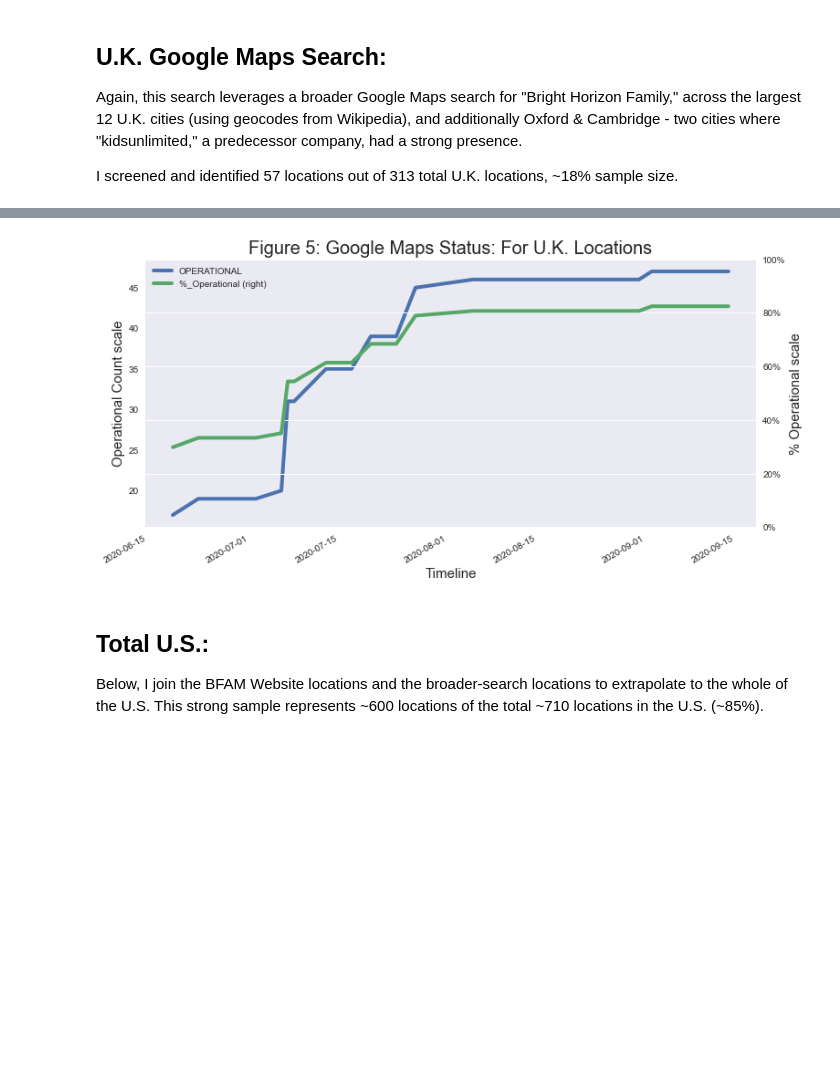
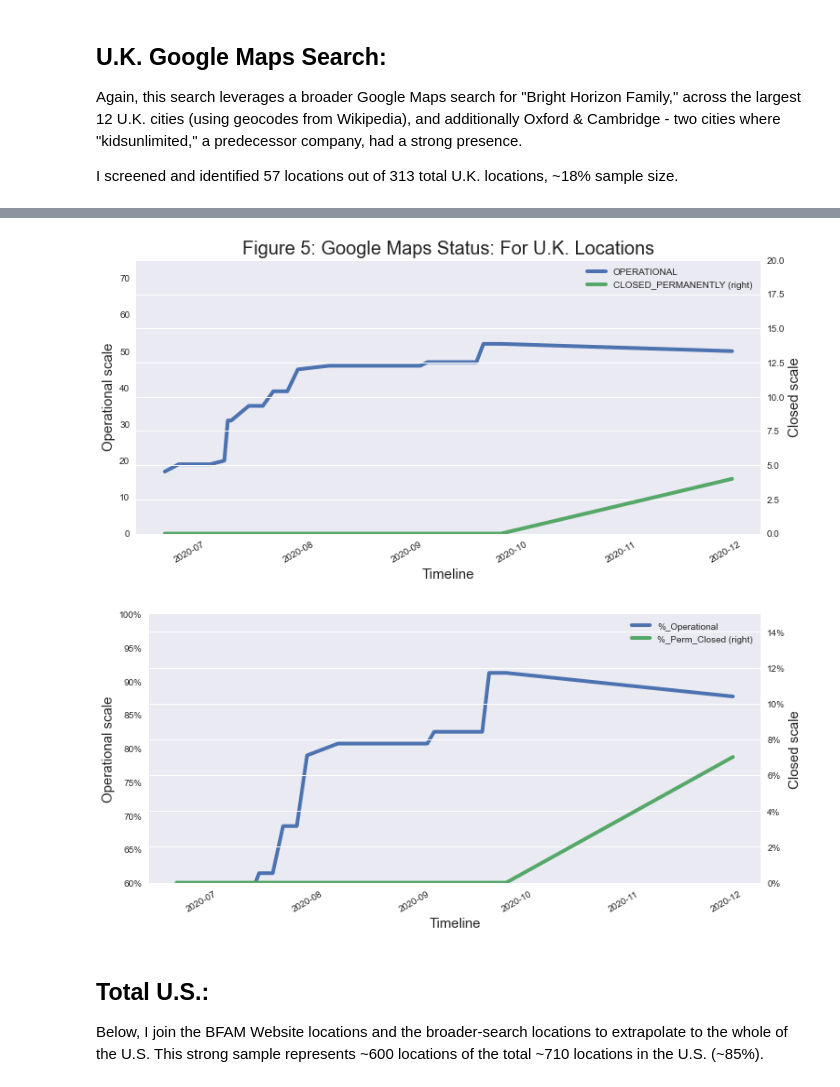
Before and after one commit to josh-grasso/BFAM_Google_Maps_Analysis, a Jupyter notebook: BFAM_GitHub_wo_GMaps.ipynb, the cells around one changed output, grey strips where cells are left out. Saved outputs shown, nothing was run; the diff lists cells and outputs as text; code cells hidden in the pictures; blank space fills up the shorter version.

```diff
--- a/BFAM_GitHub_wo_GMaps.ipynb
+++ b/BFAM_GitHub_wo_GMaps.ipynb
@@ -447,13 +447,15 @@ bfam_uk_timeline_counts = _initialize_counts.to_frame(name=bfam_uk_status_timeli
 for i in range(2,len(uk_dates_list)):
     bfam_uk_timeline_counts = bfam_uk_timeline_counts.join(bfam_uk_status_timeline[uk_dates_list[i]].value_counts(),how='outer')
 
+bfam_uk_timeline_counts = bfam_uk_timeline_counts.fillna(value=0)
+
 # Add Total and % of Total Columns
 bfam_uk_timeline_counts = bfam_uk_timeline_counts.T
 bfam_uk_timeline_counts['Total_Locations'] = bfam_uk_timeline_counts.sum(axis=1)
 bfam_uk_timeline_counts['%_Operational'] = bfam_uk_timeline_counts['OPERATIONAL'] / bfam_uk_timeline_counts['Total_Locations']
 bfam_uk_timeline_counts['%_Temp_Closed'] = bfam_uk_timeline_counts['CLOSED_TEMPORARILY'] / bfam_uk_timeline_counts['Total_Locations']
-#bfam_uk_timeline_counts['%_Perm_Closed'] = bfam_uk_timeline_counts['CLOSED_PERMANENTLY'] / bfam_uk_timeline_counts['Total_Locations']
-bfam_uk_timeline_counts.astype({'OPERATIONAL':'int32','CLOSED_TEMPORARILY':'int64',
+bfam_uk_timeline_counts['%_Perm_Closed'] = bfam_uk_timeline_counts['CLOSED_PERMANENTLY'] / bfam_uk_timeline_counts['Total_Locations']
+bfam_uk_timeline_counts.astype({'OPERATIONAL':'int32','CLOSED_TEMPORARILY':'int64','CLOSED_PERMANENTLY':'int64',
                             'Total_Locations':'int64'},copy=False)
 
 # Convert dates and index to datetime for more functionality:
@@ -471,16 +473,29 @@ bfam_uk_timeline_counts.tail()
 # %%
 # CHART: Google Maps Status: For U.K. Locations
-ax_1 = bfam_uk_timeline_counts[['OPERATIONAL','%_Operational']].plot(
-    secondary_y='%_Operational',figsize=(12,6),linewidth=4);
-ax_1.set_ylabel('Operational Count scale',fontsize=15)
+ax_1 = bfam_uk_timeline_counts[['OPERATIONAL','CLOSED_PERMANENTLY']].plot(
+    secondary_y='CLOSED_PERMANENTLY',figsize=(12,6),linewidth=4, legend=True);
+ax_1.set_ylabel('Operational scale',fontsize=15)
+ax_1.set_ylim(0,75)
 ax_1.set_xlabel('Timeline',fontsize=15)
-ax_1.right_ax.set_ylabel('% Operational scale',fontsize=15)
-ax_1.right_ax.set_ylim(0,1)
-vals_r = ax_1.right_ax.get_yticks()
-ax_1.right_ax.set_yticklabels(['{:,.0%}'.format(y) for y in vals_r]);
-plt.title("Figure 5: Google Maps Status: For U.K. Locations",fontsize=20);
+ax_1.right_ax.set_ylabel('Closed scale',fontsize=15)
+ax_1.right_ax.set_ylim(0,20)
+
+plt.title("Figure 5: Google Maps Status: For U.K. Locations",fontsize=20)
+
+ax_2 = bfam_uk_timeline_counts[['%_Operational','%_Perm_Closed']].plot(
+    secondary_y='%_Perm_Closed',figsize=(12,6),linewidth=4, legend=True);
+ax_2.set_ylabel('Operational scale',fontsize=15)
+ax_2.set_ylim(0.6,1)
+ax_2.set_xlabel('Timeline',fontsize=15)
+ax_2.right_ax.set_ylabel('Closed scale',fontsize=15)
+ax_2.right_ax.set_ylim(0,0.15);
+vals_l = ax_2.get_yticks();
+ax_2.set_yticklabels(['{:,.0%}'.format(y) for y in vals_l])
+vals_r = ax_2.right_ax.get_yticks()
+ax_2.right_ax.set_yticklabels(['{:,.0%}'.format(y) for y in vals_r]);
 # %% [output]
-[figure, old version]
+[figure, new version]
+[figure, added]
 # %% [markdown]
 ## Total U.S.:
 Below, I join the BFAM Website locations and the broader-search locations to extrapolate to the whole of the U.S. This strong sample represents \~600 locations of the total \~710 locations in the U.S. (\~85%).
```
Also changed, not shown: parts of 27 cells of this notebook, 4 other files.
